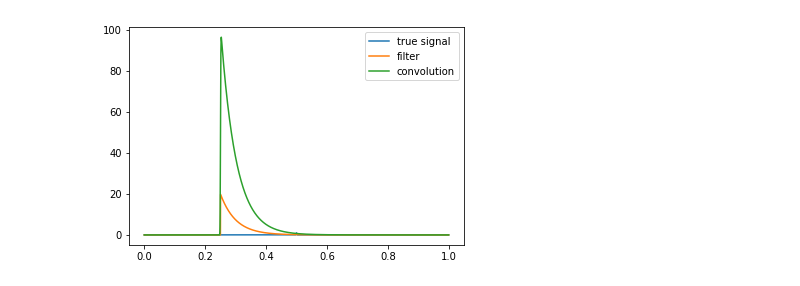
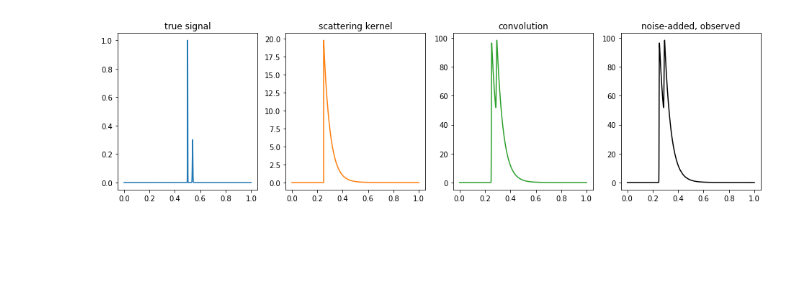
Before and after one commit to bwmeyers/tauclean, a Jupyter notebook: tauclean.ipynb, the cells around one changed output. Drawn from its saved outputs; the diff is of its cells as text; code cells hidden in the pictures; blank space fills up the shorter version.

Commit message:
Finally at ease with the current impletmentation. Still need to test for different SNR and such, and then implement the searching for different scatterng times

```diff
--- a/tauclean.ipynb
+++ b/tauclean.ipynb
@@ -31,8 +31,8 @@ def keep_cleaning(on, off, threshold=2.0, verbose=False):
         return False
 # %%
 def gaussian(x, mu, sigma):
-    g = (1 / (np.sqrt(2) * sigma)) * np.exp(-(x - mu)**2 / (2 * sigma**2))
-    return g / g.max()
+    gaus = (1 / (np.sqrt(2) * sigma)) * np.exp(-(x - mu)**2 / (2 * sigma**2))
+    return gaus / gaus.max()
 # %%
 def pbf1(x, x0, tau):
     h = (1 / tau) * np.exp(-(x-x0)/tau)
@@ -47,8 +47,10 @@ x0 = x[x.size//4]
 
 f = np.zeros_like(x)
 f += gaussian(x, x[f.size//2], 0.001)
+f += 0.3 * gaussian(x, x[f.size//2+80], 0.002)
 #f[f.size//2] = 1.0
 #f[f.size//2+600] = 0.5
+int_f = simps(y=f, x=x)
 
 response = np.zeros_like(f)
 response[response.size//2] = 1.0 # i.e. assume response is a delta function
@@ -56,15 +58,10 @@ response[response.size//2] = 1.0 # i.e. assume response is a delta function
 tau = 0.05
 h = pbf1(x, x0, tau)
 
-
 g = np.convolve(f, h, mode="full")
 g = np.roll(g[g.size//4:3*g.size//4], -1)
 
-plt.plot(x, f, label="true signal")
-plt.plot(x, h, label="filter")
-plt.plot(x, g, label="convolution")
-plt.legend()
-plt.show()
+
 
 # Initialise counters and boolean checks
 loop = True
@@ -73,35 +70,50 @@ niter = 0
 # Create an empty array of shape and type of data to store clean components
 data = np.copy(g) + np.random.normal(0, 0.01, g.size)
 data_init = np.copy(data)
+
+
+fig, (ax1, ax2, ax3, ax4) = plt.subplots(ncols=4, figsize=plt.figaspect(0.25))
+ax1.plot(x, f, color="C0")
+ax2.plot(x, h, color="C1")
+ax3.plot(x, g, color="C2")
+ax4.plot(x, data, color="k")
+ax1.set_title("true signal")
+ax2.set_title("scattering kernel")
+ax3.set_title("convolution")
+ax4.set_title("noise-added, observed")
+plt.show()
+
+
+
 nbins = len(data_init)
 clean_components = np.zeros_like(data)
-gain = 0.05
-filter_guess = np.exp(-(x-x0)/tau)
+gain = 0.01
+filter_guess = pbf1(x, x0, tau)
 
-on_lims = (490, 900)
+on_lims = (490, 1000)
 offpulse = np.concatenate((data[:on_lims[0]], data[on_lims[1]:]))
 init_rms = np.std(offpulse)
 
 onpulse = data[on_lims[0]:on_lims[1]]
 
-plt.plot(offpulse)
-plt.show()
+#plt.plot(offpulse)
+#plt.show()
 
-plt.plot(data)
-plt.axvline(on_lims[0])
-plt.axvline(on_lims[1])
+#plt.plot(data)
+#plt.axvline(on_lims[0])
+#plt.axvline(on_lims[1])
 
 
 print("peak intensity={0}".format(onpulse.max()))
 print("rms={0}".format(init_rms))
 print("snr={0}".format(onpulse.max()/init_rms))
-thresh = 2
+thresh = 3
 print("on-pulse range={0}:{1}".format(on_lims[0], on_lims[1]))
 
-while loop and niter < 1000:
+while loop:
 
     imax = np.argmax(data[on_lims[0]:on_lims[1]]) + on_lims[0]
-    dmax = np.max(data[on_lims[0]:on_lims[1]])
+    dmax = data[imax]
 
     niter += 1
 
@@ -143,35 +155,59 @@ plt.show()
 print(np.nonzero(clean_components))
 print("number of unique clean components created={0}".format(np.count_nonzero(clean_components)))
 print("total clean components added={0}".format(niter))
 
 model = np.convolve(clean_components, h, mode="same")
 model_offset = abs(np.argmax(model) - np.argmax(data_init))
 print("model offet={0}".format(model_offset))
 model = np.roll(model, model_offset)
 
-residuals = data_init - model
-
+#residuals = data_init - model
+residuals = cleaned
 
 offpulse = np.concatenate((residuals[:on_lims[0]], residuals[on_lims[1]:]))
 mean_offpulse = np.mean(offpulse)
 rms_offpulse = np.std(offpulse)
 print("mean res. = {0}".format(mean_offpulse))
 print("rms res. = {0}".format(rms_offpulse))
 upper = mean_offpulse + thresh*rms_offpulse
 lower = mean_offpulse - thresh*rms_offpulse
 
 print(residuals.max() / rms_offpulse)
 
 
 #plt.plot(data_init, label="data")
 plt.plot(residuals, label="residuals")
-plt.plot(model, label="model")
+plt.plot(model/model.max(), label="model")
 plt.fill_between(np.linspace(0, len(model)-1, len(model)), lower, upper, color="0.8")
 plt.axvline(on_lims[0], color="k")
 plt.axvline(on_lims[1], color="k")
-plt.ylim(-0.05, 0.1)
+#plt.ylim(-0.05, 0.1)
 plt.xlim(on_lims)
 plt.legend()
 plt.show()
+
+fig, (ax1, ax2) = plt.subplots(ncols=2, figsize=plt.figaspect(0.33))
+recon = np.convolve(clean_components, response, mode="same")
+recon_offset = abs(np.argmax(recon) - np.argmax(response))
+recon = np.roll(recon, recon_offset)
+int_r = simps(y=recon, x=x)
+norm_r = recon/int_r
+norm_f = f/int_f
+safe_norm_f = np.copy(norm_f)
+safe_norm_f[norm_f == 0] = np.nan
+frac_diff = (norm_r - norm_f) # / safe_norm_f
+print(np.nanmin(frac_diff), np.nanmax(frac_diff))
+ax1.plot(x, norm_r, label="reconstructed")
+ax1.plot(x, norm_f, label="true intrinsic")
+ax2.plot(x, frac_diff, label="difference")
+
+
+for ax in fig.axes:
+    ax.set_xlim(0.4,0.6)
+    ax.legend()
+ax2.set_ylim(-1, 1)
+plt.show()
+
+print(int_f, int_r, int_f/int_r)
 # %% [output]
-[figure, old version]
+[figure, new version]
```
Also changed, not shown: parts of 8 cells of this notebook.
